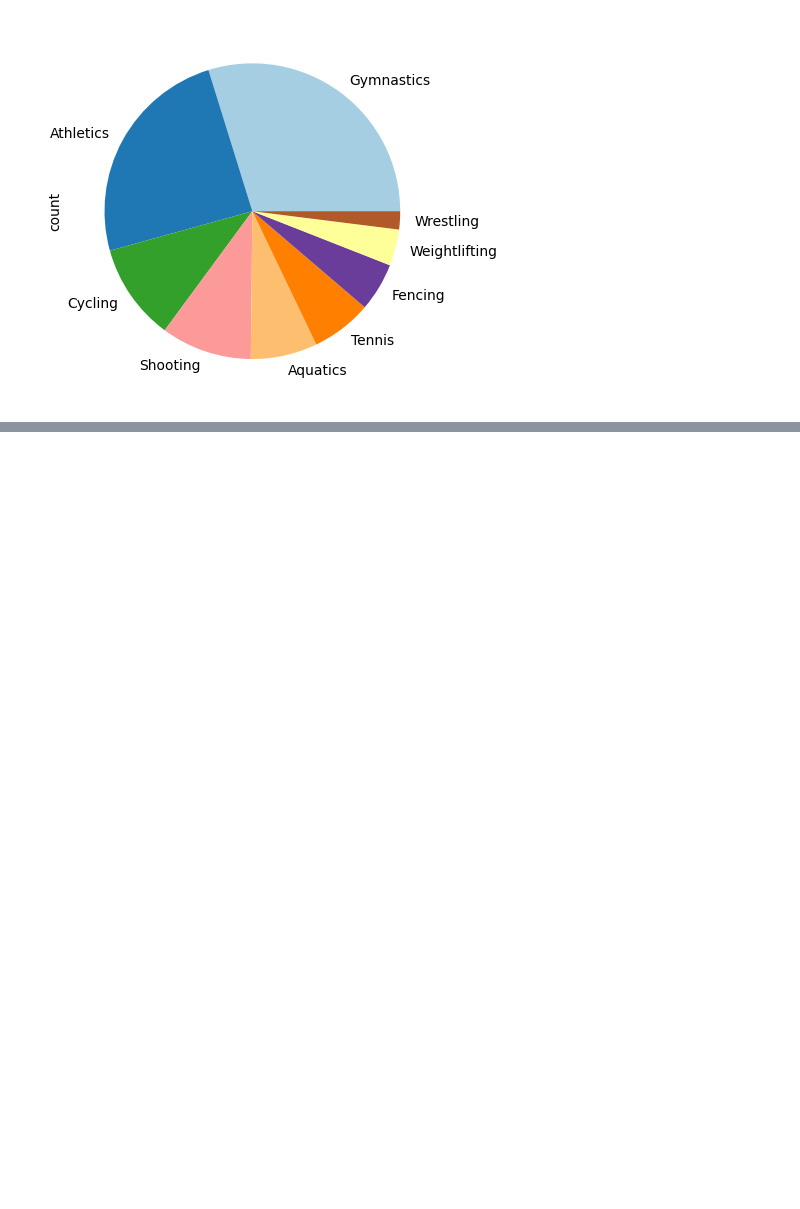
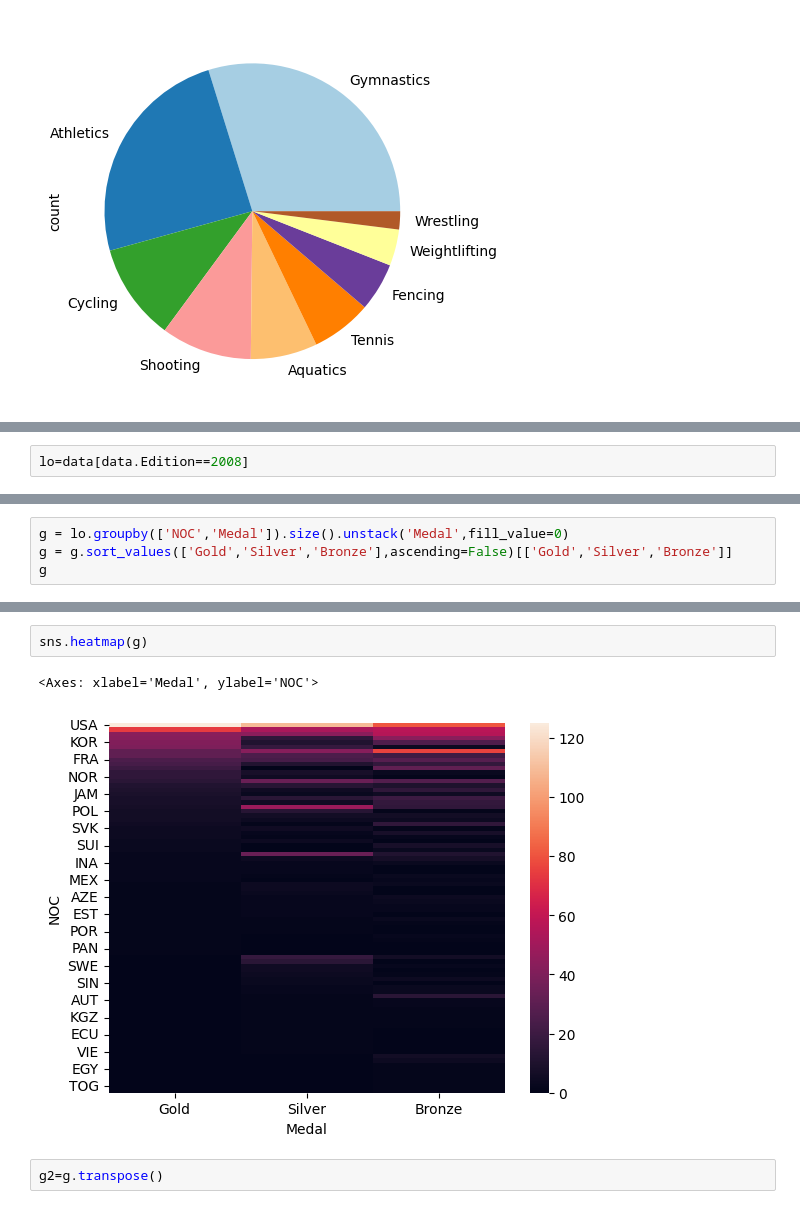
Before and after one commit to Omarvgtech/public, a Jupyter notebook: ES/PandasGraficas.ipynb, the cells around one changed output, grey strips where cells are left out. Saved outputs shown, nothing was run; the diff lists cells and outputs as text; blank space fills up the shorter version.

```diff
--- a/ES/PandasGraficas.ipynb
+++ b/ES/PandasGraficas.ipynb
@@ -71,0 +77,2 @@ fo.Sport.value_counts().plot(kind='pie',colormap='Paired')
+# %%
+lo=data[data.Edition==2008]
@@ -71,0 +95,4 @@ fo.Sport.value_counts().plot(kind='pie',colormap='Paired')
+# %%
+g = lo.groupby(['NOC','Medal']).size().unstack('Medal',fill_value=0)
+g = g.sort_values(['Gold','Silver','Bronze'],ascending=False)[['Gold','Silver','Bronze']]
+g
@@ -71,0 +114,7 @@ fo.Sport.value_counts().plot(kind='pie',colormap='Paired')
+# %%
+sns.heatmap(g)
+# %% [output]
+<Axes: xlabel='Medal', ylabel='NOC'>
+[figure, added]
+# %%
+g2=g.transpose()
```
Also changed, not shown: parts of 7 cells of this notebook.
